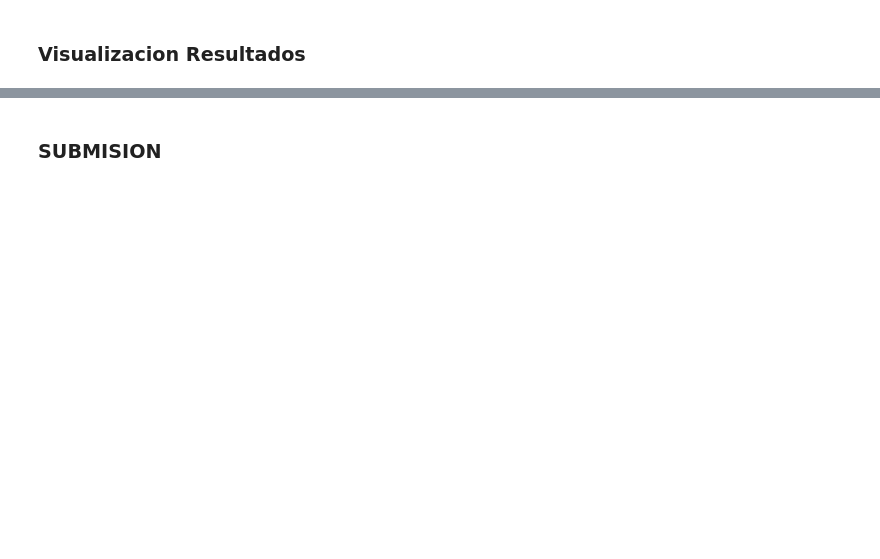
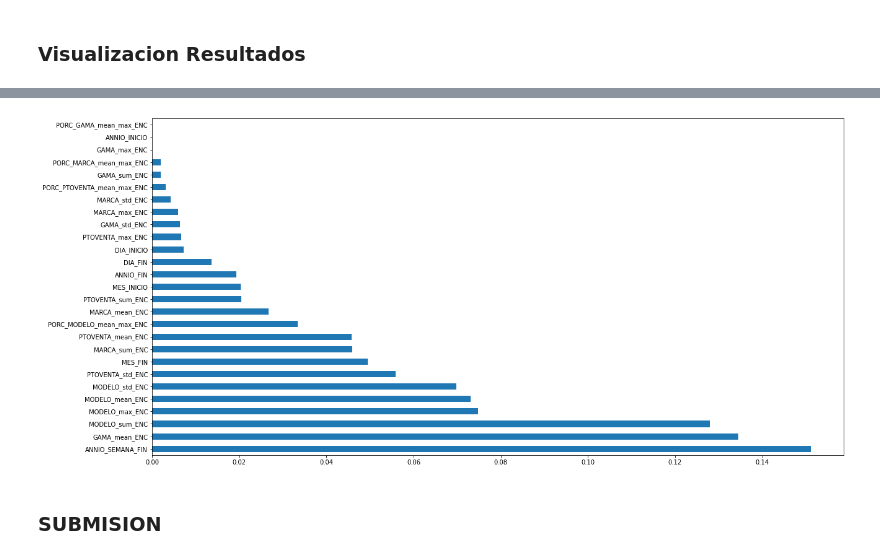
Before and after one commit to MiltonCalamaro/Datathon-Entel-2022-Reto-2, a Jupyter notebook: notebooks/datahon-entel-reto-2.ipynb, the cells around one changed output, grey strips where cells are left out. Cells and saved outputs as stored; diff of their text form; code cells hidden in the pictures; blank space fills up the shorter version.

```diff
--- a/notebooks/datahon-entel-reto-2.ipynb
+++ b/notebooks/datahon-entel-reto-2.ipynb
@@ -1196,6 +1128,8 @@ features_importances.nlargest(40).plot(kind='barh', figsize=(20,10));
 # %%
-# %matplotlib inline
-# features_importances.nlargest(40).plot(kind='barh', figsize=(20,10));
+%matplotlib inline
+features_importances.nlargest(40).plot(kind='barh', figsize=(20,10));
+# %% [output]
+[figure, added]
 # %% [markdown]
 ### SUBMISION
 # %%
```
Also changed, not shown: parts of 21 cells of this notebook, 4 other files.
